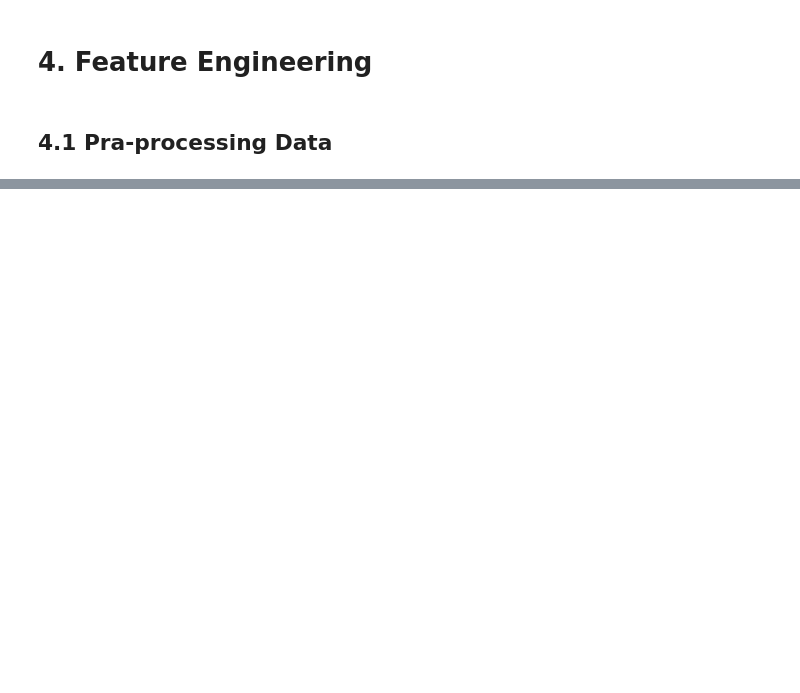
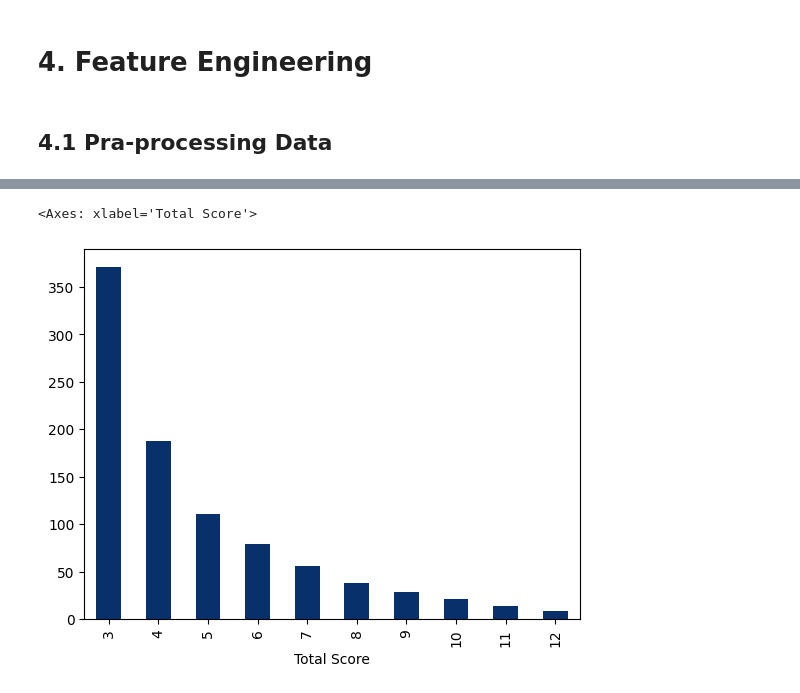
Before and after one commit to FTDS-assignment-bay/p2-final-project-p2-final-project-ftds-011-hck-group-001, a Jupyter notebook: project.ipynb, the cells around one changed output, grey strips where cells are left out. Cells and saved outputs as stored; diff of their text form; code cells hidden in the pictures; blank space fills up the shorter version.

```diff
--- a/project.ipynb
+++ b/project.ipynb
@@ -176,0 +507,5 @@ Kolom 'Country' have data dupicate.
+# %%
+rfmSeg.groupby('Total Score').agg('frequency').mean().plot(kind='bar', colormap='Blues_r')
+# %% [output]
+<Axes: xlabel='Total Score'>
+[figure, added]
```
Also changed, not shown: parts of 109 cells of this notebook, 3 other files.
